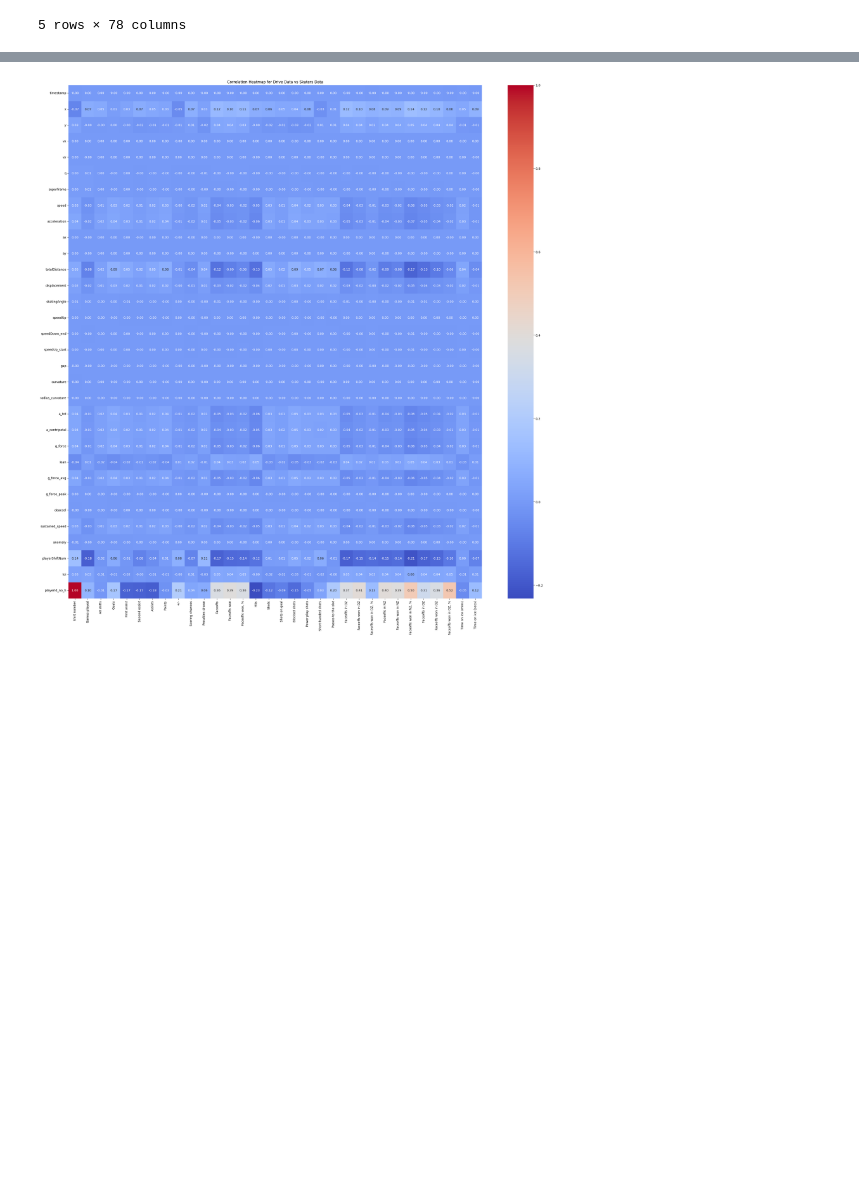
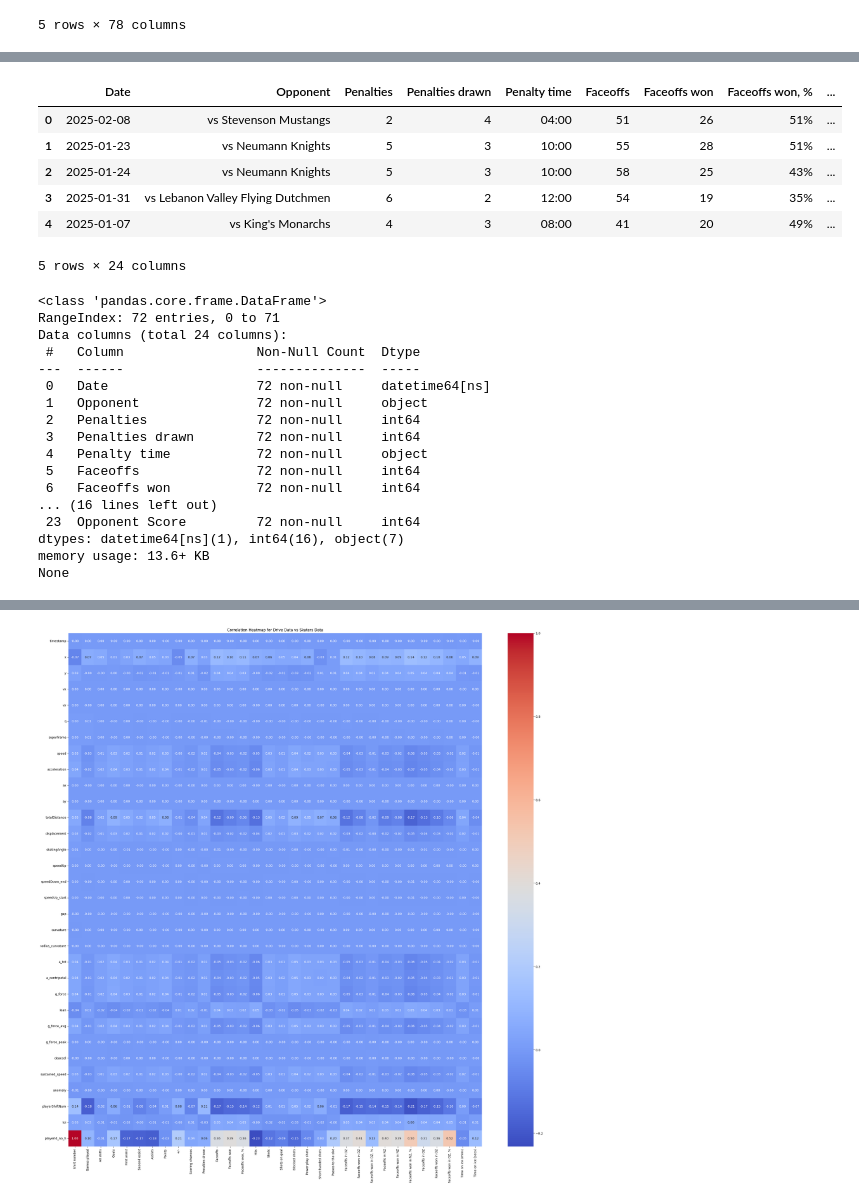
Before and after one commit to sarahsetiawan/Hood-Hockey, a Jupyter notebook: DataAnalysis/Analysis_Predictive.ipynb, the cells around one changed output, grey strips where cells are left out. Saved outputs shown, nothing was run; the diff lists cells and outputs as text; code cells hidden in the pictures; blank space fills up the shorter version.

```diff
--- a/DataAnalysis/Analysis_Predictive.ipynb
+++ b/DataAnalysis/Analysis_Predictive.ipynb
@@ -381,0 +557,32 @@ display(merged_df.head())
+# %%
+# Convert the 'Date' column to datetime
+instat_games['Date'] = pd.to_datetime(instat_games['Date'], format='%m/%d/%y', errors='coerce')
+
+# Display the updated DataFrame
+display(instat_games.head())
+print(instat_games.info())
+# %% [output]
+|  | Date | Opponent | Penalties | Penalties drawn | Penalty time | Faceoffs | Faceoffs won | Faceoffs won, % | ... |
+| 0 | 2025-02-08 | vs Stevenson Mustangs | 2 | 4 | 04:00 | 51 | 26 | 51% | ... |
+| 1 | 2025-01-23 | vs Neumann Knights | 5 | 3 | 10:00 | 55 | 28 | 51% | ... |
+| 2 | 2025-01-24 | vs Neumann Knights | 5 | 3 | 10:00 | 58 | 25 | 43% | ... |
+| 3 | 2025-01-31 | vs Lebanon Valley Flying Dutchmen | 6 | 2 | 12:00 | 54 | 19 | 35% | ... |
+| 4 | 2025-01-07 | vs King's Monarchs | 4 | 3 | 08:00 | 41 | 20 | 49% | ... |
+5 rows × 24 columns
+<class 'pandas.core.frame.DataFrame'>
+RangeIndex: 72 entries, 0 to 71
+Data columns (total 24 columns):
+ #   Column                 Non-Null Count  Dtype
+---  ------                 --------------  -----
+ 0   Date                   72 non-null     datetime64[ns]
+ 1   Opponent               72 non-null     object
+ 2   Penalties              72 non-null     int64
+ 3   Penalties drawn        72 non-null     int64
+ 4   Penalty time           72 non-null     object
+ 5   Faceoffs               72 non-null     int64
+ 6   Faceoffs won           72 non-null     int64
+... (16 lines left out)
+ 23  Opponent Score         72 non-null     int64
+dtypes: datetime64[ns](1), int64(16), object(7)
+memory usage: 13.6+ KB
+None
```
Also changed, not shown: parts of 26 cells of this notebook.
